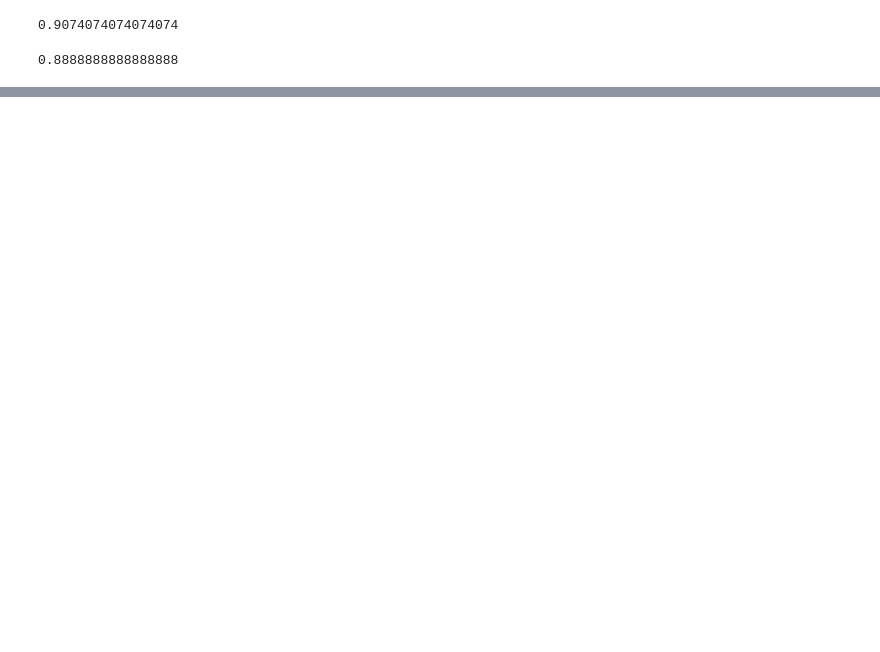
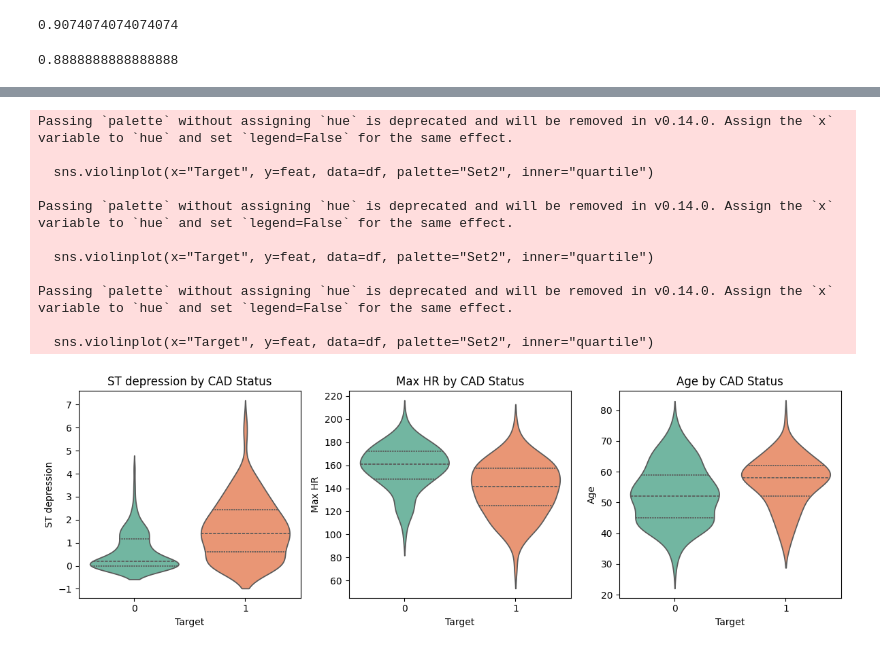
Before and after one commit to pratik2720032002/Heart-Disease-Detection-, a Jupyter notebook: heart_disease.ipynb, the cells around one changed output, grey strips where cells are left out. Saved outputs shown, nothing was run; the diff lists cells and outputs as text; code cells hidden in the pictures; blank space fills up the shorter version.

```diff
--- a/heart_disease.ipynb
+++ b/heart_disease.ipynb
@@ -214,0 +230,22 @@ plt.show()
+# %%
+features = ["ST depression", "Max HR", "Age"]
+plt.figure(figsize=(12, 4))
+for i, feat in enumerate(features, 1):
+    plt.subplot(1, 3, i)
+    sns.violinplot(x="Target", y=feat, data=df, palette="Set2", inner="quartile")
+    plt.title(f"{feat} by CAD Status")
+plt.tight_layout()
+plt.show()
+# %% [output]
+Passing `palette` without assigning `hue` is deprecated and will be removed in v0.14.0. Assign the `x` variable to `hue` and set `legend=False` for the same effect.
+
+  sns.violinplot(x="Target", y=feat, data=df, palette="Set2", inner="quartile")
+
+Passing `palette` without assigning `hue` is deprecated and will be removed in v0.14.0. Assign the `x` variable to `hue` and set `legend=False` for the same effect.
+
+  sns.violinplot(x="Target", y=feat, data=df, palette="Set2", inner="quartile")
+
+Passing `palette` without assigning `hue` is deprecated and will be removed in v0.14.0. Assign the `x` variable to `hue` and set `legend=False` for the same effect.
+
+  sns.violinplot(x="Target", y=feat, data=df, palette="Set2", inner="quartile")
+[figure, added]
```
Also changed, not shown: parts of 7 cells of this notebook.
